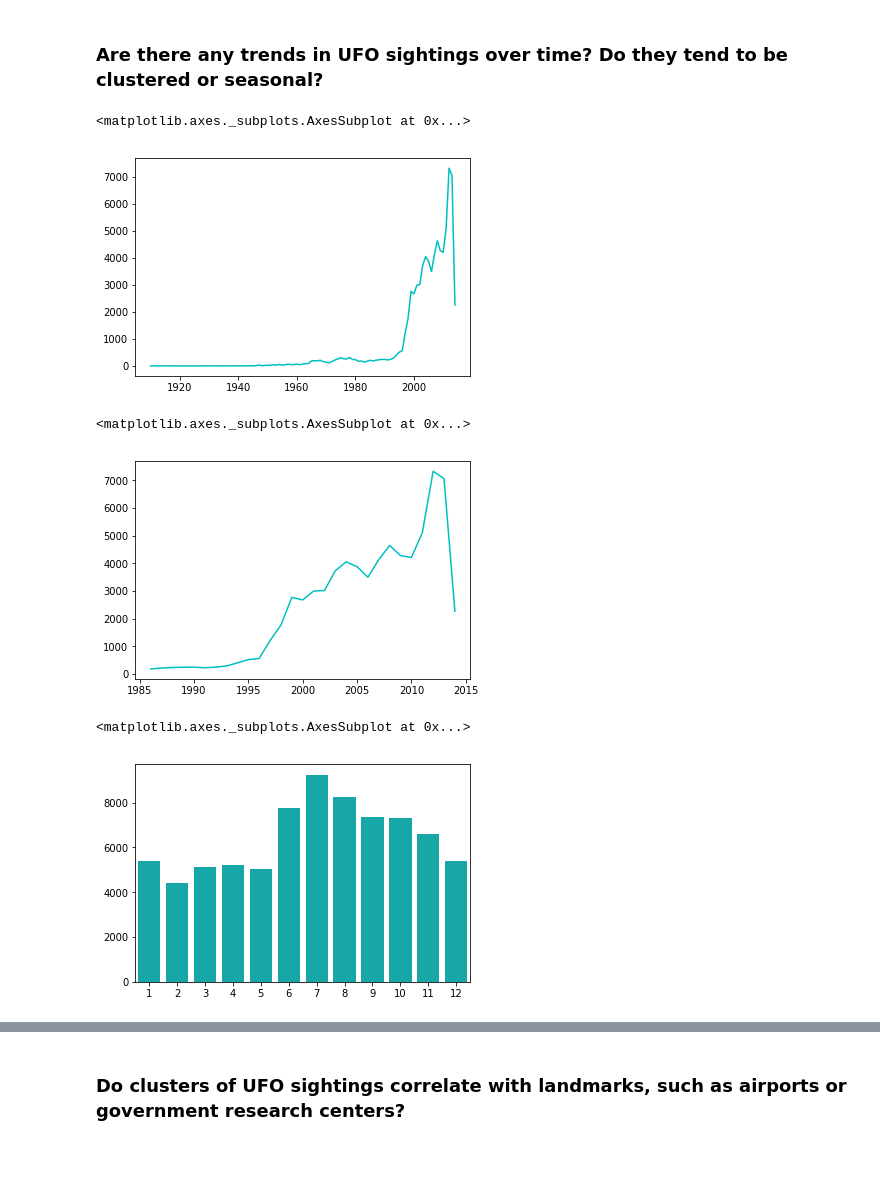
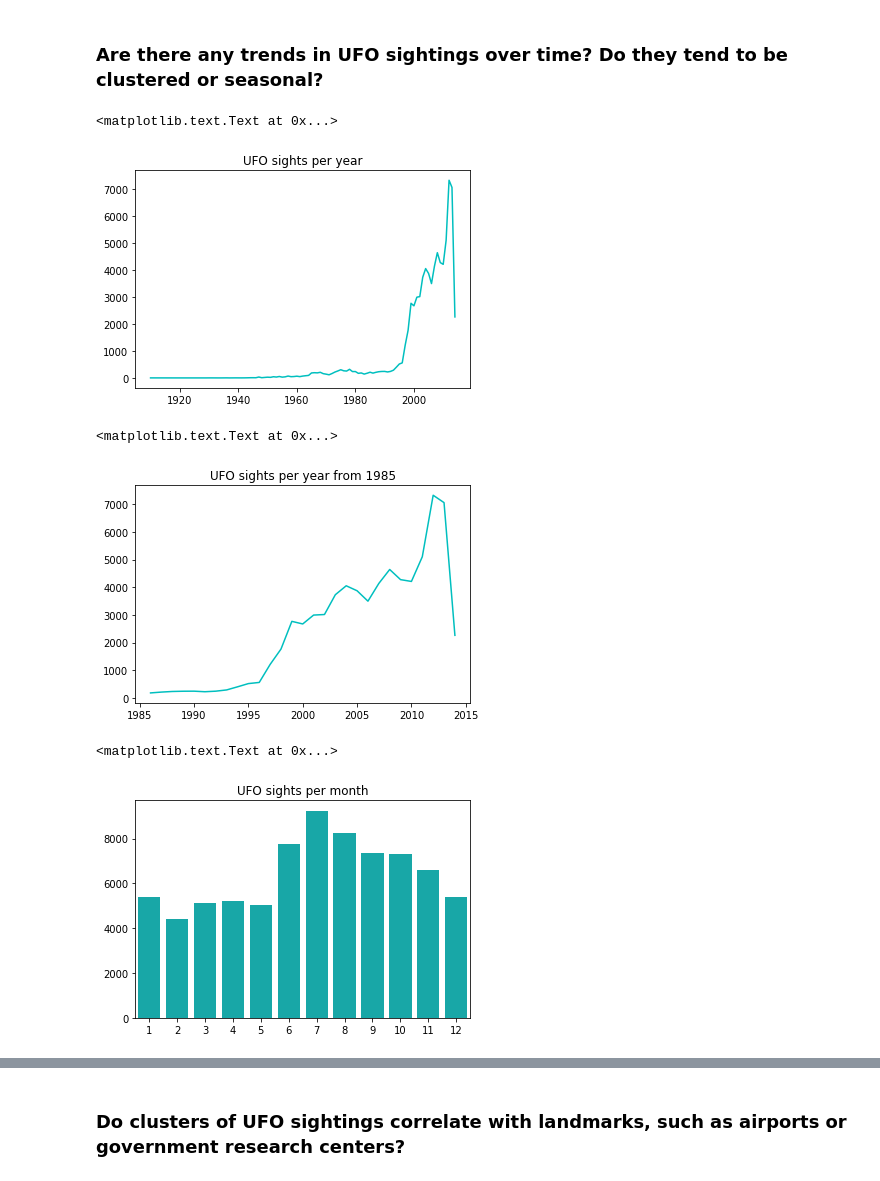
Before and after one commit to introds/introds.github.io, a Jupyter notebook: notebooks/ufo-exploration.ipynb, the cells around one changed output, grey strips where cells are left out. Drawn from its saved outputs; the diff is of its cells as text; code cells hidden in the pictures.

```diff
--- a/notebooks/ufo-exploration.ipynb
+++ b/notebooks/ufo-exploration.ipynb
@@ -49,21 +51,21 @@ sns.barplot(temp.index, temp.values, color="c")
 ### Are there any trends in UFO sightings over time? Do they tend to be clustered or seasonal?
 # %%
 temp = df.year.value_counts()
-sns.lineplot(temp.index, temp.values, color="c")
+sns.lineplot(temp.index, temp.values, color="c").set_title('UFO sights per year')
 # %% [output]
-<matplotlib.axes._subplots.AxesSubplot at 0x...>
+<matplotlib.text.Text at 0x...>
-[figure, old version]
+[figure, new version]
 # %%
 temp1 = temp[temp.index > 1985]
-sns.lineplot(temp1.index, temp1.values, color="c")
+sns.lineplot(temp1.index, temp1.values, color="c").set_title('UFO sights per year from 1985')
 # %% [output]
-<matplotlib.axes._subplots.AxesSubplot at 0x...>
+<matplotlib.text.Text at 0x...>
-[figure, old version]
+[figure, new version]
 # %%
 temp = df.month.value_counts()
-sns.barplot(temp.index, temp.values, color="c")
+sns.barplot(temp.index, temp.values, color="c").set_title('UFO sights per month')
 # %% [output]
-<matplotlib.axes._subplots.AxesSubplot at 0x...>
+<matplotlib.text.Text at 0x...>
-[figure, old version]
+[figure, new version]
 # %%
 temp = df.day.value_counts()
```
Also changed, not shown: parts of 6 cells of this notebook, 14 other files.
